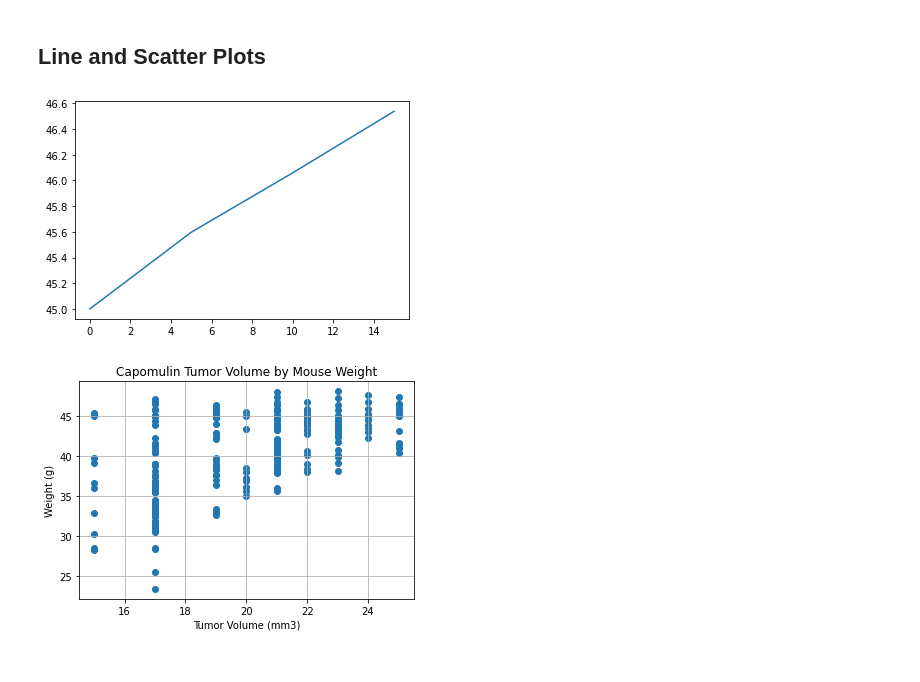
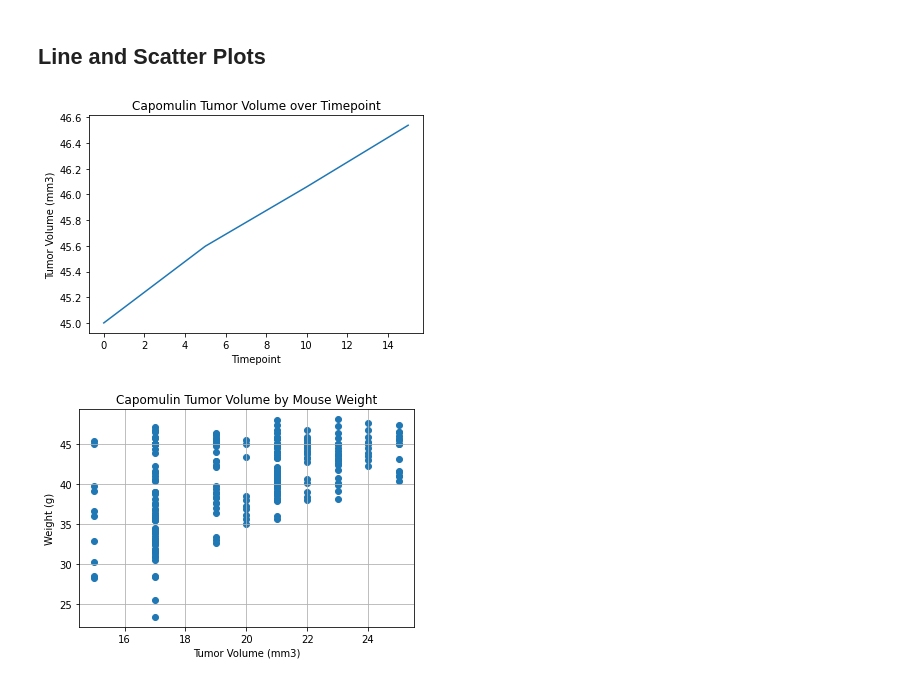
Before and after one commit to sweeneygood/matplotlib-challenge, a Jupyter notebook: pymaceuticals_starter.ipynb, the cells around one changed output. Saved outputs shown, nothing was run; the diff lists cells and outputs as text; code cells hidden in the pictures.

```diff
--- a/pymaceuticals_starter.ipynb
+++ b/pymaceuticals_starter.ipynb
@@ -301,17 +346,21 @@ Values above 81.56088795624999 could be outliers.
 # %%
 # Generate a line plot of tumor volume vs. time point for a mouse treated with Capomulin
 drug_list = ["Capomulin"]
 mouse_study_df_capomulin = mouse_study_df.loc[mouse_study_df['Drug Regimen'].isin(drug_list)]
 mouse_id = ['r157']
 mouse_study_df_capomulin_r157 = mouse_study_df.loc[mouse_study_df['Mouse ID'].isin(mouse_id)]
 
 x_axis = mouse_study_df_capomulin_r157["Timepoint"]
 y_axis = mouse_study_df_capomulin_r157["Tumor Volume (mm3)"]
 
+plt.title("Capomulin Tumor Volume over Timepoint")
+plt.ylabel("Tumor Volume (mm3)")
+plt.xlabel("Timepoint")
+
 plt.plot(x_axis, y_axis)
 # Show the graph that we have created
 plt.show()
 # %% [output]
-[figure, old version]
+[figure, new version]
 # %%
 # Generate a scatter plot of average tumor volume vs. mouse weight for the Capomulin regimen
```
Also changed, not shown: parts of 14 cells of this notebook.
